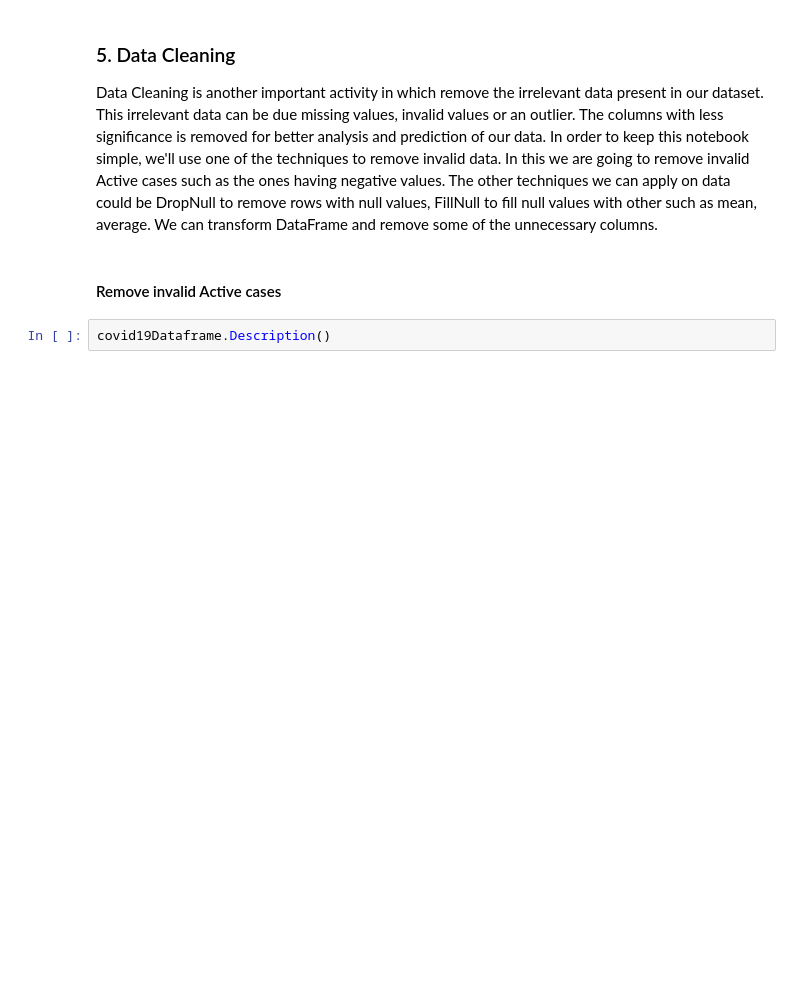
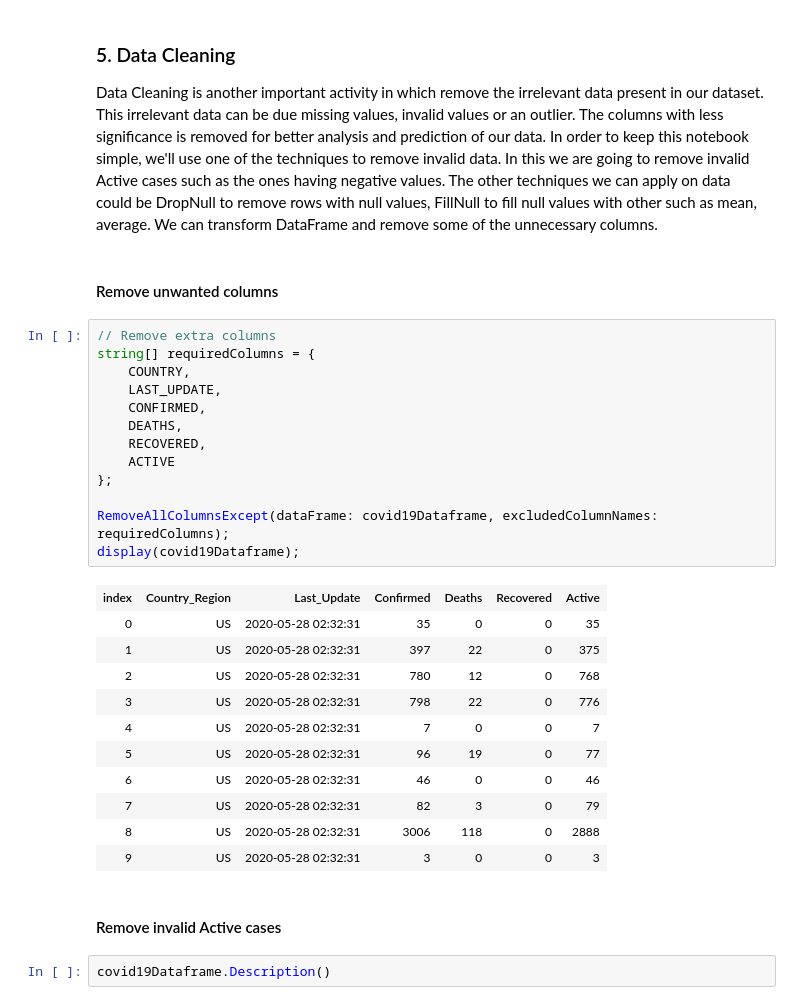
Before and after one commit to praveenraghuvanshi/covid-19, a Jupyter notebook: part-1/Part-1-COVID-19-mlnet-analysis.ipynb, the cells around one changed output. Drawn from its saved outputs; the diff is of its cells as text; blank space fills up the shorter version.

```diff
--- a/part-1/Part-1-COVID-19-mlnet-analysis.ipynb
+++ b/part-1/Part-1-COVID-19-mlnet-analysis.ipynb
@@ -322,6 +354,33 @@ covid19Dataframe.Info()
 ### 5. Data Cleaning
 
 Data Cleaning is another important activity in which remove the irrelevant data present in our dataset. This irrelevant data can be due missing values, invalid values or an outlier. The columns with less significance is removed for better analysis and prediction of our data. In order to keep this notebook simple, we'll use one of the techniques to remove invalid data. In this we are going to remove invalid Active cases such as the ones having negative values. The other techniques we can apply on data  could be DropNull to remove rows with null values, FillNull to fill null values with other such as mean, average. We can transform DataFrame and remove some of the unnecessary columns.
+# %% [markdown]
+#### Remove unwanted columns
+# %%
+// Remove extra columns
+string[] requiredColumns = {
+    COUNTRY,
+    LAST_UPDATE,
+    CONFIRMED,
+    DEATHS,
+    RECOVERED,
+    ACTIVE
+};
+
+RemoveAllColumnsExcept(dataFrame: covid19Dataframe, excludedColumnNames: requiredColumns);
+display(covid19Dataframe);
+# %% [output]
+| index | Country_Region | Last_Update | Confirmed | Deaths | Recovered | Active |
+| 0 | US | 2020-05-28 02:32:31 | 35 | 0 | 0 | 35 |
+| 1 | US | 2020-05-28 02:32:31 | 397 | 22 | 0 | 375 |
+| 2 | US | 2020-05-28 02:32:31 | 780 | 12 | 0 | 768 |
+| 3 | US | 2020-05-28 02:32:31 | 798 | 22 | 0 | 776 |
+| 4 | US | 2020-05-28 02:32:31 | 7 | 0 | 0 | 7 |
+| 5 | US | 2020-05-28 02:32:31 | 96 | 19 | 0 | 77 |
+| 6 | US | 2020-05-28 02:32:31 | 46 | 0 | 0 | 46 |
+| 7 | US | 2020-05-28 02:32:31 | 82 | 3 | 0 | 79 |
+| 8 | US | 2020-05-28 02:32:31 | 3006 | 118 | 0 | 2888 |
+| 9 | US | 2020-05-28 02:32:31 | 3 | 0 | 0 | 3 |
 # %% [markdown]
 #### Remove invalid Active cases
 # %%
```
Also changed, not shown: parts of 6 cells of this notebook.
